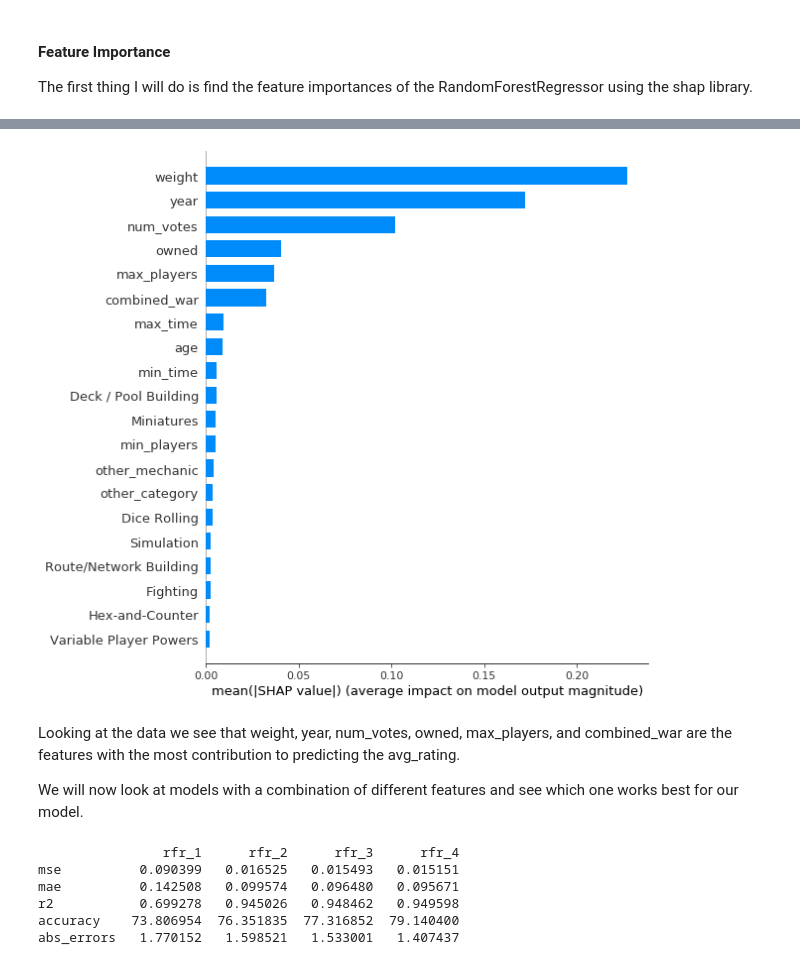
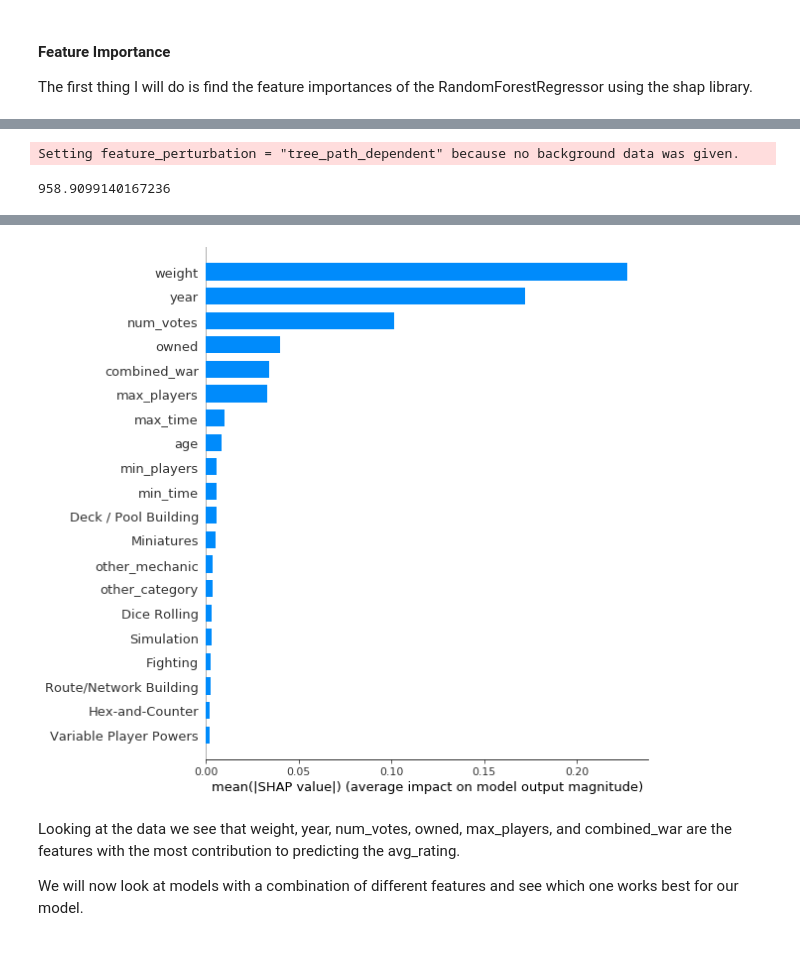
Before and after one commit to willjdew/Board-Game-Geek-Analysis, a Jupyter notebook: notebooks/bgg_model.ipynb, the cells around one changed output, grey strips where cells are left out. Cells and saved outputs as stored; diff of their text form; code cells hidden in the pictures.

```diff
--- a/notebooks/bgg_model.ipynb
+++ b/notebooks/bgg_model.ipynb
@@ -96,0 +65,12 @@ def clf_train_test(clf, data, labels, outcome):
+# %%
+# split our data into x and y
+X = df[features]
+y = df['avg_rating']
+
+# create train and test data
+X_train, X_test, y_train, y_test = train_test_split(X, y, test_size=0.25,
+                                                    shuffle=True,
+                                                    random_state=42)
+
+# have the model be split into 10 folds
+kfold = KFold(n_splits=10, shuffle=True, random_state=1)
@@ -185,11 +338,0 @@ from sklearn.model_selection import GridSearchCV
-# %%
-X = df[features]
-y = df['avg_rating']
-
-# create train and test data
-X_train, X_test, y_train, y_test = train_test_split(X, y, test_size=0.25, shuffle=True, random_state=123)
-
-# standardisation of the data
-scaler = StandardScaler()
-train_scaled = scaler.fit_transform(X_train)
-test_scaled = scaler.transform(X_test)
@@ -196,4 +349,5 @@ test_scaled = scaler.transform(X_test)
 # %%
 # create Random Forest model and fit it
-rf = RandomForestRegressor(n_estimators=100)
-rf.fit(X_train, y_train)
+rfr_2 = RandomForestRegressor(n_estimators=150)
+
+rfr_2.fit(X_train, y_train)
@@ -201,13 +363,16 @@ rf.fit(X_train, y_train)
 t0 = time.time()
 
 # Tree on Random Forest explainer
-explainerRF = shap.TreeExplainer(rf)
+explainerRF = shap.TreeExplainer(rfr_2)
+shap_values_RF_train = explainerRF.shap_values(X_train)
 shap_values_RF_test = explainerRF.shap_values(X_test)
-shap_values_RF_train = explainerRF.shap_values(X_train)
 
 t1 = time.time()
 timeit=t1-t0
 timeit
+# %% [output]
+Setting feature_perturbation = "tree_path_dependent" because no background data was given.
+958.9099140167236
 # %%
 # choose a random value id
 j = np.random.randint(0, X_test.shape[0])
@@ -223,9 +390,11 @@ shap.force_plot(explainerRF.expected_value, shap_values_RF_test[j], X_test.iloc[
 [interactive output not drawn]
 # %%
 # bar plot summary that states the features and impact they have
-shap.summary_plot(df_shap_RF_train, X_train, plot_type="bar")
+shap.summary_plot(shap_values_RF_train, X_train, plot_type="bar")
+
+# search plots in shap library
 # %% [output]
-[figure, old version]
+[figure, new version]
 # %% [markdown]
 Looking at the data we see that weight, year, num_votes, owned, max_players, and combined_war are the features with the most contribution to predicting the avg_rating.
 
@@ -246,9 +401,0 @@ df_rfr['rfr_4'] = clf_train_test(model_rfr, df, features_3, 'avg_rating')
-# %%
-print_precision(df_rfr)
-# %% [output]
-                rfr_1      rfr_2      rfr_3      rfr_4
-mse          0.090399   0.016525   0.015493   0.015151
-mae          0.142508   0.099574   0.096480   0.095671
-r2           0.699278   0.945026   0.948462   0.949598
-accuracy    73.806954  76.351835  77.316852  79.140400
-abs_errors   1.770152   1.598521   1.533001   1.407437
```
Also changed, not shown: parts of 68 cells of this notebook.
